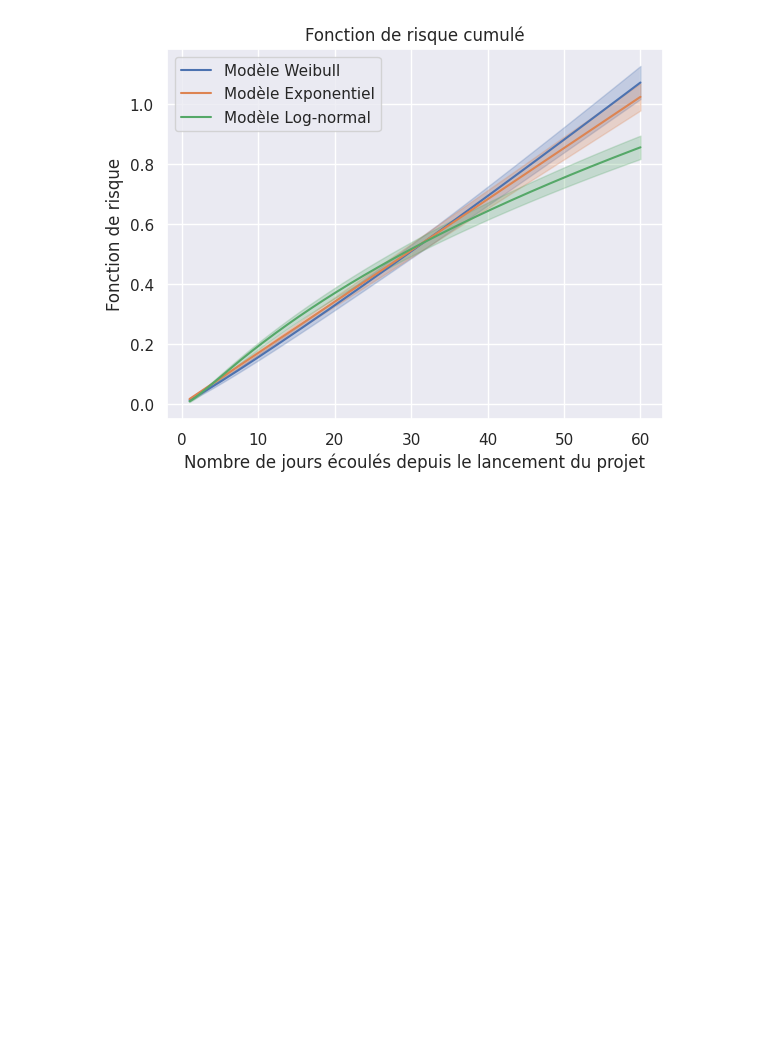
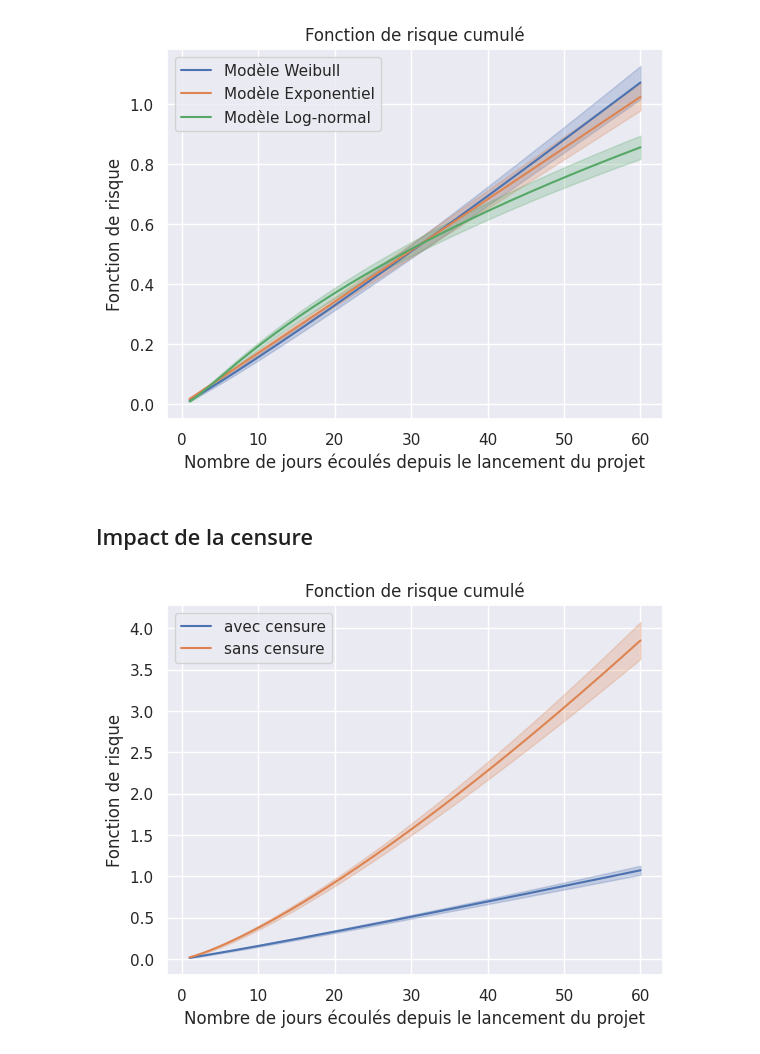
Before and after one commit to Ab2nour/kickstarter-project-analysis, a Jupyter notebook: src/notebooks/parametric_estimation.ipynb, the cells around one changed output. Drawn from its saved outputs; the diff is of its cells as text; code cells hidden in the pictures; blank space fills up the shorter version.

```diff
--- a/src/notebooks/parametric_estimation.ipynb
+++ b/src/notebooks/parametric_estimation.ipynb
@@ -45,3 +86,15 @@ plot_hazard_estimations(models, event_times, event_observed)
 plot_hazard_estimations(models, event_times, event_observed, same_plot=True)
 # %% [output]
 [figure]
+# %% [markdown]
+## Impact de la censure
+# %%
+plot_hazard_estimation(models["Weibull"], event_times, event_observed, "avec censure")
+plot_hazard_estimation(
+    models["Weibull"],
+    event_times_no_censoring,
+    event_observed_no_censoring,
+    "sans censure",
+)
+# %% [output]
+[figure, added]
```
Also changed, not shown: parts of 12 cells of this notebook.
